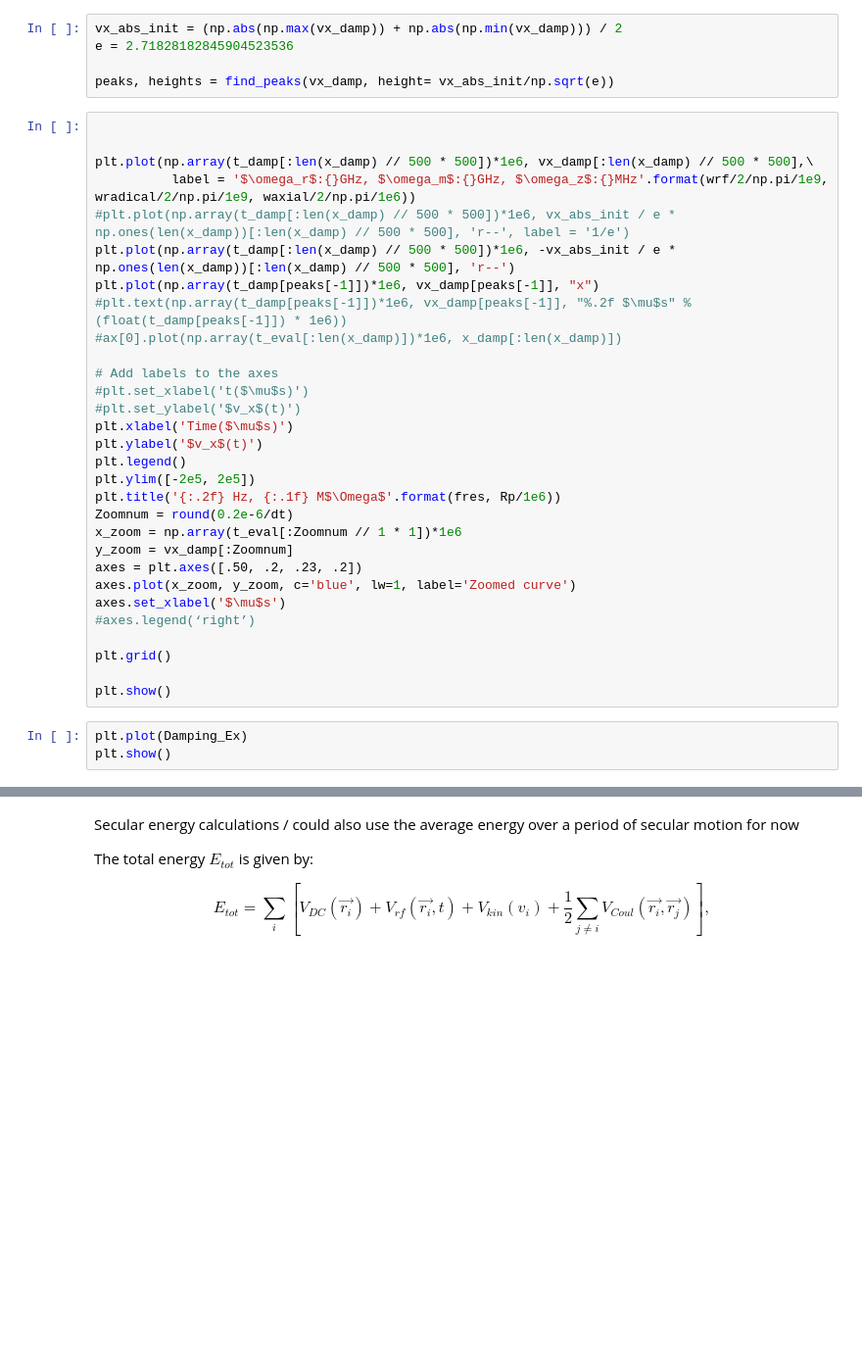
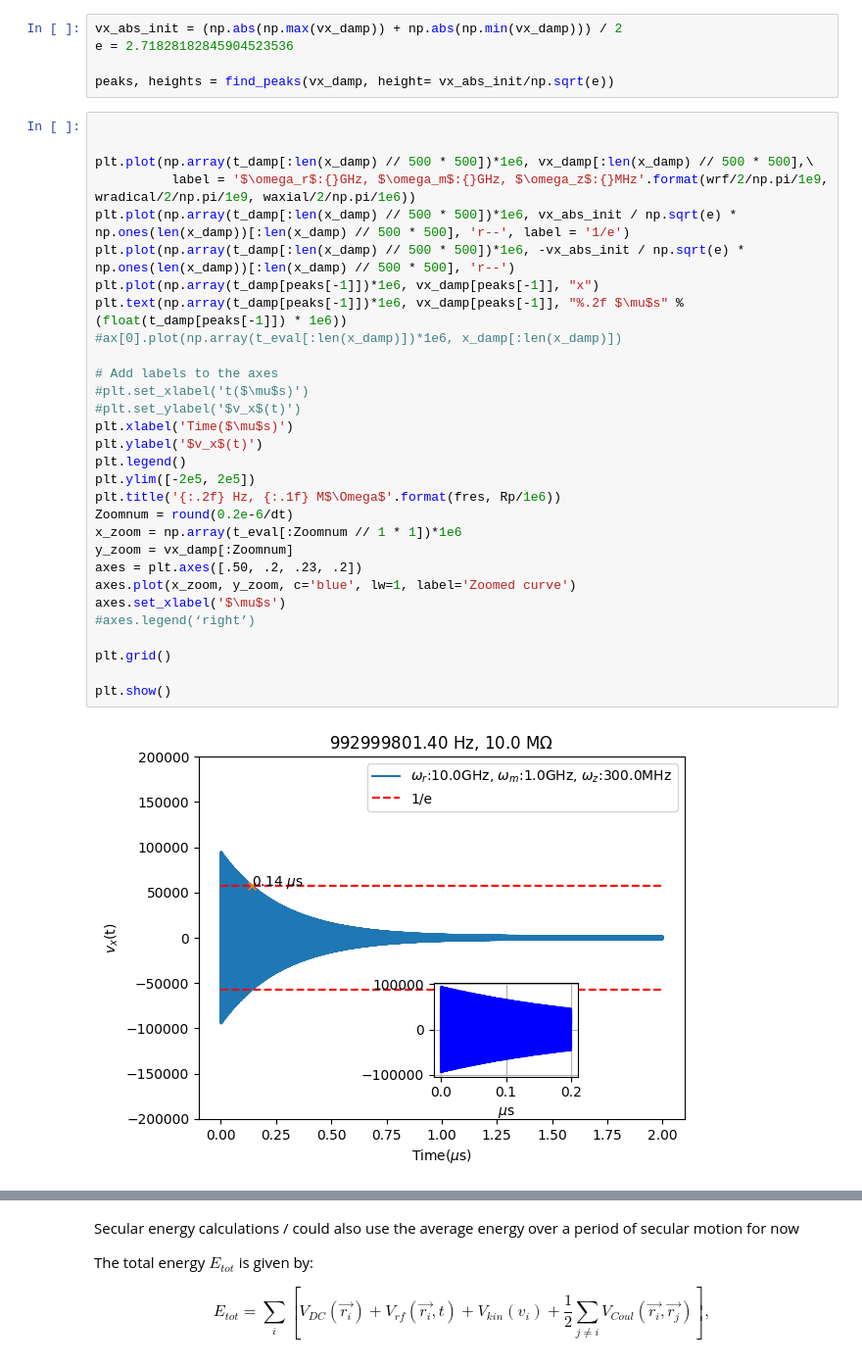
Before and after one commit to yuqian15/electron_micromotion_cooling, a Jupyter notebook: Electron-QIP.ipynb, the cells around one changed output, grey strips where cells are left out. Shown at 98% size. Saved outputs shown, nothing was run; the diff lists cells and outputs as text; blank space fills up the shorter version.

```diff
--- a/Electron-QIP.ipynb
+++ b/Electron-QIP.ipynb
@@ -732,36 +738,35 @@ peaks, heights = find_peaks(vx_damp, height= vx_abs_init/np.sqrt(e))
 # %%
 
 
 plt.plot(np.array(t_damp[:len(x_damp) // 500 * 500])*1e6, vx_damp[:len(x_damp) // 500 * 500],\
           label = '$\omega_r$:{}GHz, $\omega_m$:{}GHz, $\omega_z$:{}MHz'.format(wrf/2/np.pi/1e9, wradical/2/np.pi/1e9, waxial/2/np.pi/1e6))
-#plt.plot(np.array(t_damp[:len(x_damp) // 500 * 500])*1e6, vx_abs_init / e * np.ones(len(x_damp))[:len(x_damp) // 500 * 500], 'r--', label = '1/e')
-plt.plot(np.array(t_damp[:len(x_damp) // 500 * 500])*1e6, -vx_abs_init / e * np.ones(len(x_damp))[:len(x_damp) // 500 * 500], 'r--')
+plt.plot(np.array(t_damp[:len(x_damp) // 500 * 500])*1e6, vx_abs_init / np.sqrt(e) * np.ones(len(x_damp))[:len(x_damp) // 500 * 500], 'r--', label = '1/e')
+plt.plot(np.array(t_damp[:len(x_damp) // 500 * 500])*1e6, -vx_abs_init / np.sqrt(e) * np.ones(len(x_damp))[:len(x_damp) // 500 * 500], 'r--')
 plt.plot(np.array(t_damp[peaks[-1]])*1e6, vx_damp[peaks[-1]], "x")
-#plt.text(np.array(t_damp[peaks[-1]])*1e6, vx_damp[peaks[-1]], "%.2f $\mu$s" % (float(t_damp[peaks[-1]]) * 1e6))
+plt.text(np.array(t_damp[peaks[-1]])*1e6, vx_damp[peaks[-1]], "%.2f $\mu$s" % (float(t_damp[peaks[-1]]) * 1e6))
 #ax[0].plot(np.array(t_eval[:len(x_damp)])*1e6, x_damp[:len(x_damp)])
 
 # Add labels to the axes
 #plt.set_xlabel('t($\mu$s)')
 #plt.set_ylabel('$v_x$(t)')
 plt.xlabel('Time($\mu$s)')
 plt.ylabel('$v_x$(t)')
 plt.legend()
 plt.ylim([-2e5, 2e5])
 plt.title('{:.2f} Hz, {:.1f} M$\Omega$'.format(fres, Rp/1e6))
 Zoomnum = round(0.2e-6/dt)
 x_zoom = np.array(t_eval[:Zoomnum // 1 * 1])*1e6
 y_zoom = vx_damp[:Zoomnum]
 axes = plt.axes([.50, .2, .23, .2])
 axes.plot(x_zoom, y_zoom, c='blue', lw=1, label='Zoomed curve')
 axes.set_xlabel('$\mu$s')
 #axes.legend(‘right’)
 
 plt.grid()
 
 plt.show()
+# %% [output]
+[figure, added]
-# %%
-plt.plot(Damping_Ex)
-plt.show()
 # %%
 # Plot the x-axis motion
 fig1, ax = plt.subplots(1,2, sharey= False)
```
Also changed, not shown: parts of 12 cells of this notebook, 27 other files.
